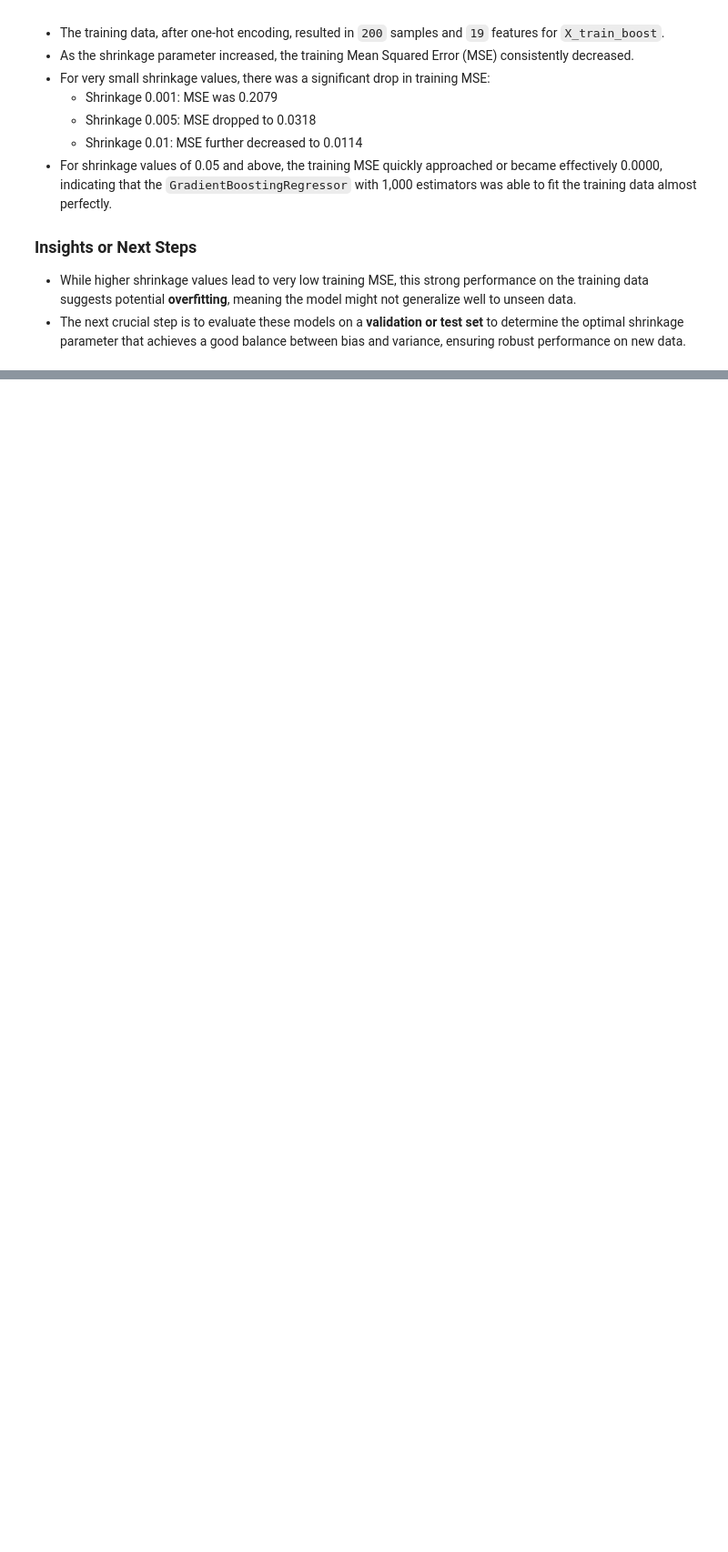
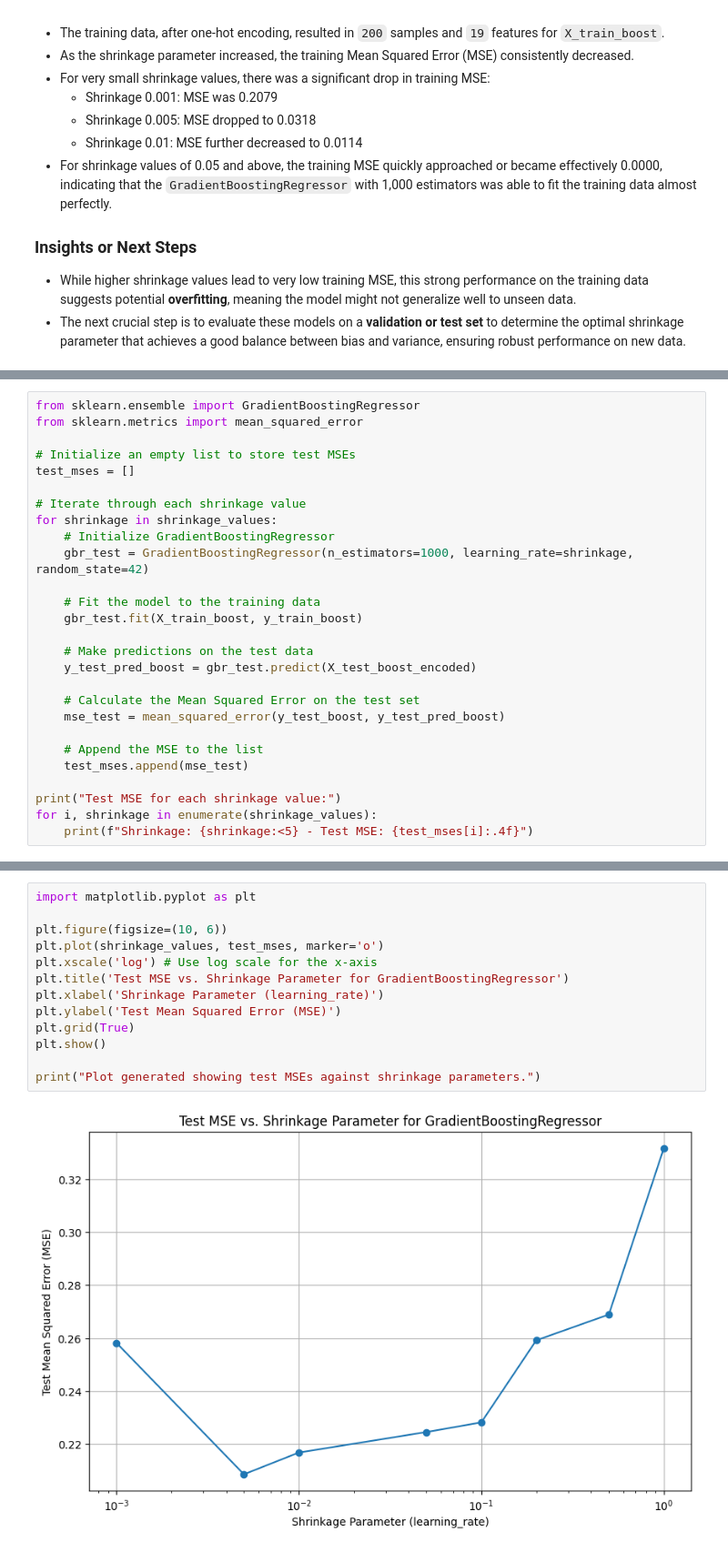
Before and after one commit to rguang/ISLP, a Jupyter notebook: Ch8 Lab.ipynb, the cells around one changed output, grey strips where cells are left out. Shown at 91% size. Drawn from its saved outputs; the diff is of its cells as text; blank space fills up the shorter version.

```diff
--- a/Ch8 Lab.ipynb
+++ b/Ch8 Lab.ipynb
@@ -792,0 +852,27 @@ The boosting analysis reveals a clear relationship between the shrinkage paramet
+# %%
+from sklearn.ensemble import GradientBoostingRegressor
+from sklearn.metrics import mean_squared_error
+
+# Initialize an empty list to store test MSEs
+test_mses = []
+
+# Iterate through each shrinkage value
+for shrinkage in shrinkage_values:
+    # Initialize GradientBoostingRegressor
+    gbr_test = GradientBoostingRegressor(n_estimators=1000, learning_rate=shrinkage, random_state=42)
+
+    # Fit the model to the training data
+    gbr_test.fit(X_train_boost, y_train_boost)
+
+    # Make predictions on the test data
+    y_test_pred_boost = gbr_test.predict(X_test_boost_encoded)
+
+    # Calculate the Mean Squared Error on the test set
+    mse_test = mean_squared_error(y_test_boost, y_test_pred_boost)
+
+    # Append the MSE to the list
+    test_mses.append(mse_test)
+
+print("Test MSE for each shrinkage value:")
+for i, shrinkage in enumerate(shrinkage_values):
+    print(f"Shrinkage: {shrinkage:<5} - Test MSE: {test_mses[i]:.4f}")
@@ -792,0 +927,15 @@ The boosting analysis reveals a clear relationship between the shrinkage paramet
+# %%
+import matplotlib.pyplot as plt
+
+plt.figure(figsize=(10, 6))
+plt.plot(shrinkage_values, test_mses, marker='o')
+plt.xscale('log') # Use log scale for the x-axis
+plt.title('Test MSE vs. Shrinkage Parameter for GradientBoostingRegressor')
+plt.xlabel('Shrinkage Parameter (learning_rate)')
+plt.ylabel('Test Mean Squared Error (MSE)')
+plt.grid(True)
+plt.show()
+
+print("Plot generated showing test MSEs against shrinkage parameters.")
+# %% [output]
+[figure, added]
```
Also changed, not shown: parts of 29 cells of this notebook.
